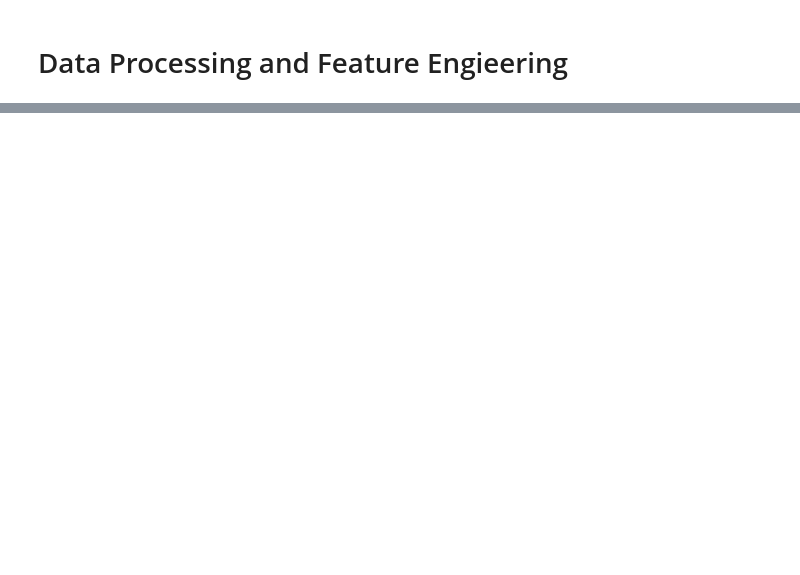
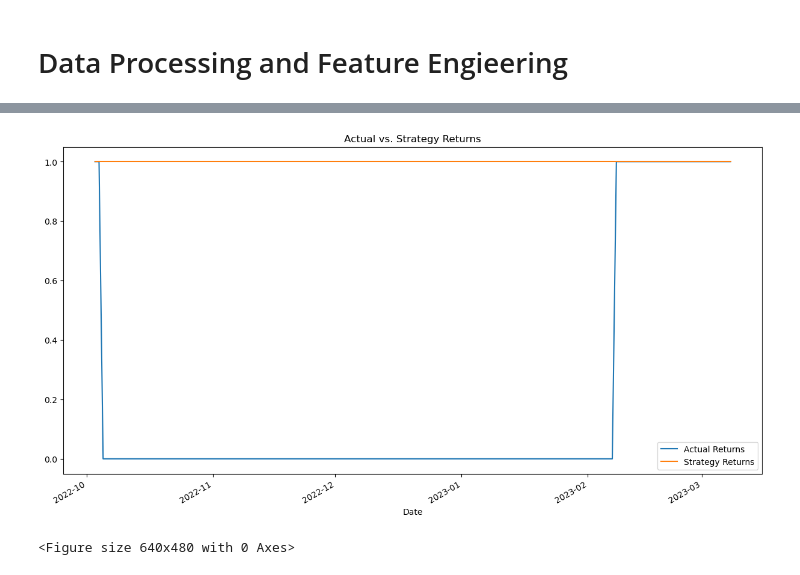
Before and after one commit to RoshanPaudyal/Project-2, a Jupyter notebook: Project 2.ipynb, the cells around one changed output, grey strips where cells are left out. Drawn from its saved outputs; the diff is of its cells as text; code cells hidden in the pictures; blank space fills up the shorter version.

```diff
--- a/Project 2.ipynb
+++ b/Project 2.ipynb
@@ -88,0 +460,15 @@ appl_df['ema50'] = appl_df['close']/ appl_df['close'].ewm(50).mean()
+# %%
+#Import Required library
+from sklearn.svm import SVC
+
+# From SVM, instantiate SVC classifier model instance
+svm_model = SVC()
+
+# Fit the model to the data using the training data
+svm_model = svm_model.fit(X_train_scaled, y_train)
+
+# Use the testing data to make the model predictions
+svm_pred = svm_model.predict(X_test_scaled)
+
+# Review the model's predicted values
+print(svm_pred)
@@ -88,0 +499,33 @@ appl_df['ema50'] = appl_df['close']/ appl_df['close'].ewm(50).mean()
+# %%
+# Create a new empty predictions DataFrame:
+
+# Create a predictions DataFrame
+predictions_df = pd.DataFrame(index=y_test.index)
+
+# Add the SVM model predictions to the DataFrame
+predictions_df['Predicted'] = svm_pred
+
+# Add the actual returns to the DataFrame
+predictions_df['Actual Returns'] = y_test
+
+# Add the strategy returns to the DataFrame
+predictions_df['Strategy Returns'] = predictions_df['Actual Returns'] * predictions_df['Predicted']
+
+# Review the DataFrame
+display(predictions_df.head(500))
+display(predictions_df.tail(20))
+# %%
+# Plot the actual returns versus the strategy returns
+import matplotlib.pyplot as plt
+
+# Plot the actual returns versus the strategy returns
+((1 + predictions_df[['Actual Returns', 'Strategy Returns']]
+  .cumsum())
+ .plot(figsize=(15, 8)))
+plt.title('Actual vs. Strategy Returns')
+plt.show()
+
+plt.savefig('Actual vs. Strategy Returns.png')
+# %% [output]
+[figure, added]
+<Figure size 640x480 with 0 Axes>
```
Also changed, not shown: parts of 35 cells of this notebook.
